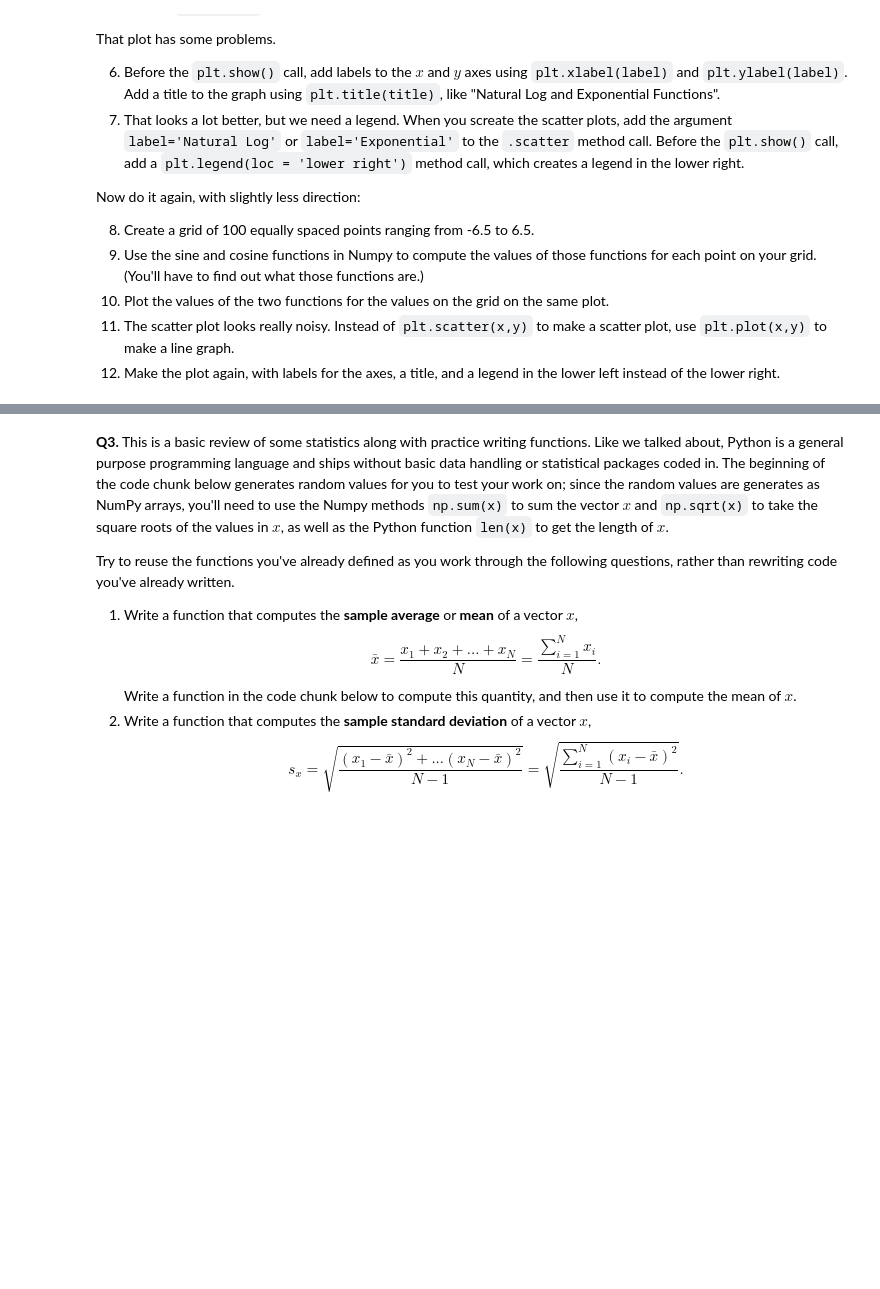
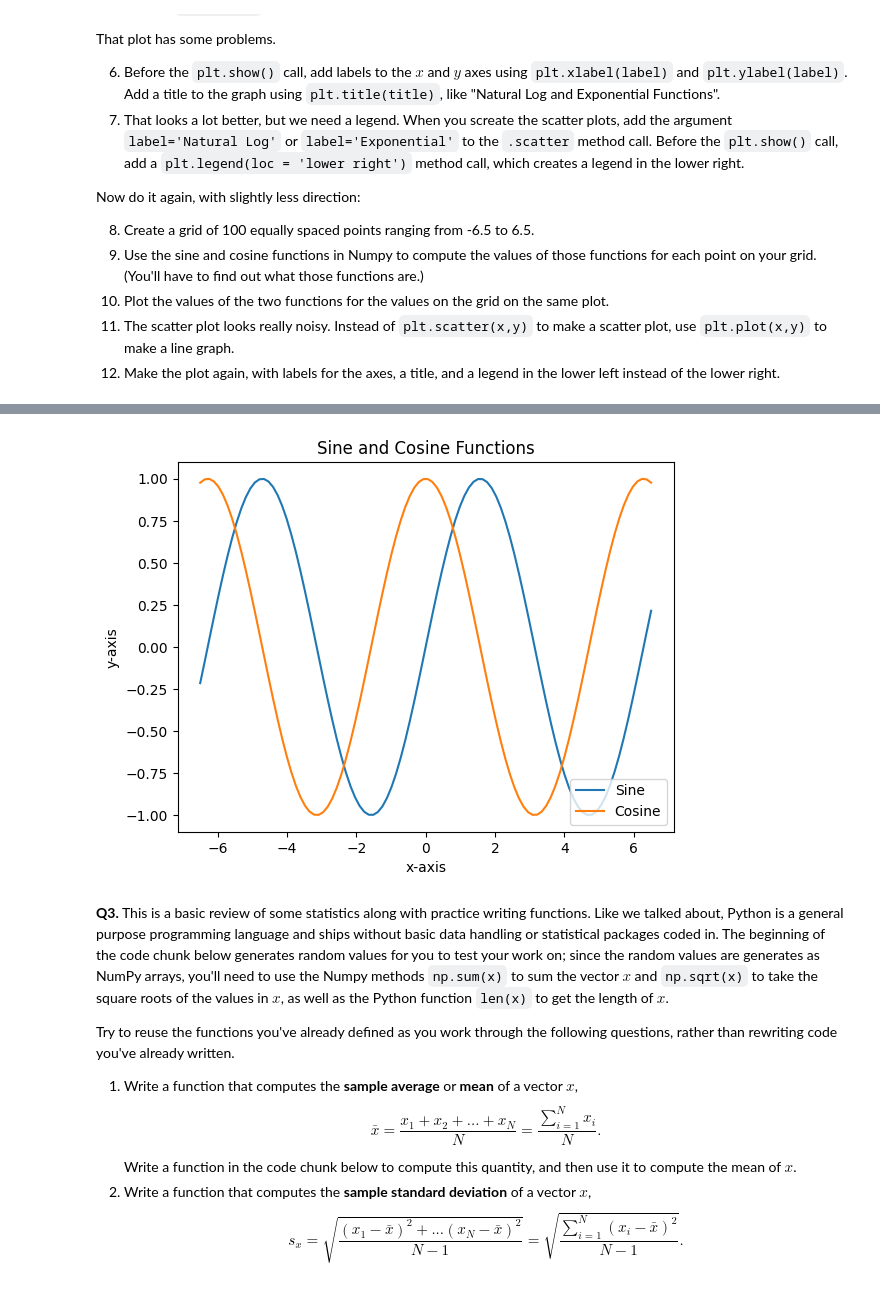
Before and after one commit to kirsten-fung/programming, a Jupyter notebook: assignment/assignment_programming.ipynb, the cells around one changed output, grey strips where cells are left out. Cells and saved outputs as stored; diff of their text form; code cells hidden in the pictures; blank space fills up the shorter version.

```diff
--- a/assignment/assignment_programming.ipynb
+++ b/assignment/assignment_programming.ipynb
@@ -40,3 +63,18 @@ import matplotlib.pyplot as plt
+# %%
+x = np.linspace(-6.5,6.5,100)
+sin = np.sin(x)
+cos = np.cos(x)
+
+plt.plot(x,sin,label="Sine")
+plt.plot(x,cos,label="Cosine")
+
+plt.xlabel("x-axis")
+plt.ylabel("y-axis")
+plt.title("Sine and Cosine Functions")
+plt.legend(loc='lower right')
+plt.show()
+# %% [output]
+[figure, added]
 # %% [markdown]
 **Q3.** This is a basic review of some statistics along with practice writing functions. Like we talked about, Python is a general purpose programming language and ships without basic data handling or statistical packages coded in. The beginning of the code chunk below generates random values for you to test your work on; since the random values are generates as NumPy arrays, you'll need to use the Numpy methods `np.sum(x)` to sum the vector $x$ and `np.sqrt(x)` to take the square roots of the values in $x$, as well as the Python function `len(x)` to get the length of $x$.
 
```
Also changed, not shown: parts of 2 cells of this notebook.
